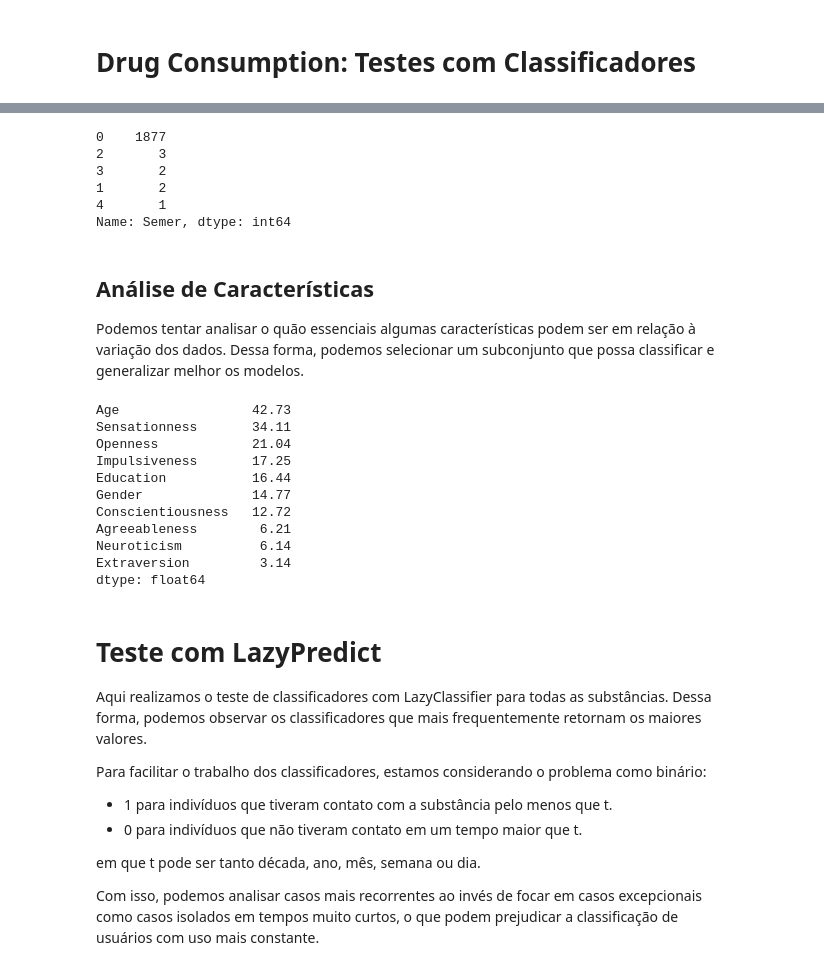
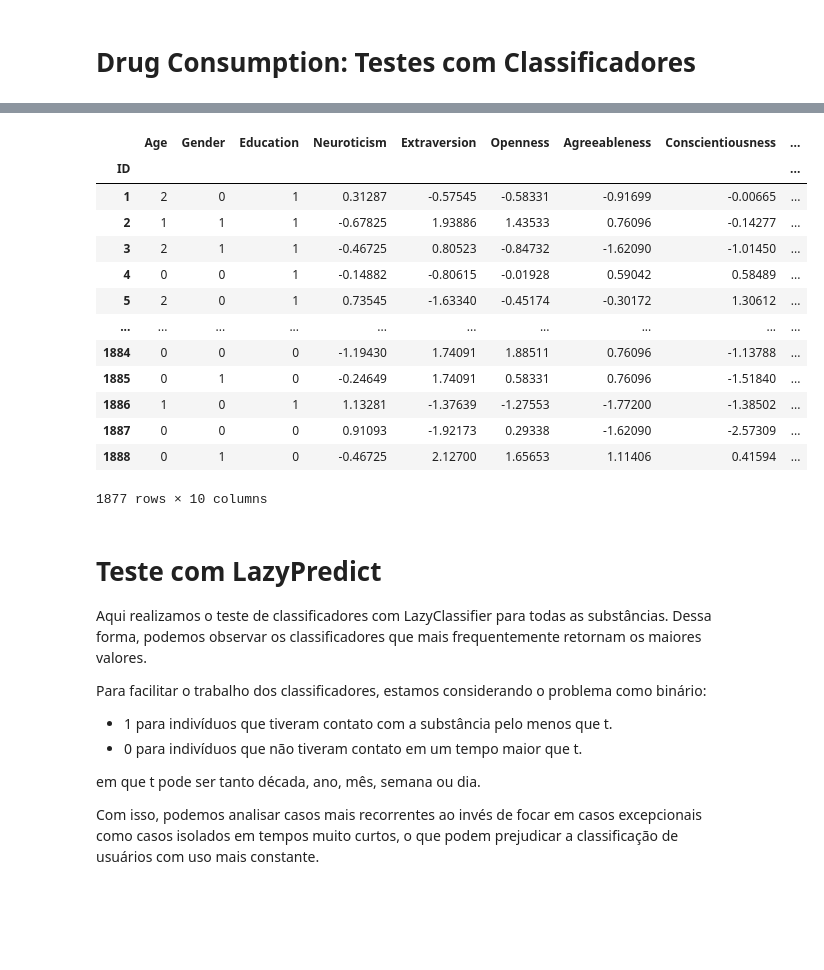
Before and after one commit to intel-comp-saude-ufes/2024-1-P1-Drug-Consumption, a Jupyter notebook: classification.ipynb, the cells around one changed output, grey strips where cells are left out. Saved outputs shown, nothing was run; the diff lists cells and outputs as text; code cells hidden in the pictures; blank space fills up the shorter version.

```diff
--- a/classification.ipynb
+++ b/classification.ipynb
@@ -61,15 +23,0 @@ Aqui, optamos por usar o dataset sem os ruídos.
-# %%
-print(data["Semer"].value_counts())
-
-# Versão sem os indivíduos menos confiáveis.
-data_filtered = data[data["Semer"] == 0]
-# %% [output]
-0    1877
-2       3
-3       2
-1       2
-4       1
-Name: Semer, dtype: int64
-# %% [markdown]
-## Análise de Características
-Podemos tentar analisar o quão essenciais algumas características podem ser em relação à variação dos dados. Dessa forma, podemos selecionar um subconjunto que possa classificar e generalizar melhor os modelos.
@@ -85,25 +24,21 @@ X = data_filtered.drop(columns=ignore_cols)
-# %%
-from sklearn.feature_selection import SelectKBest
-
-feature_df = pd.DataFrame(index=ut.drugs, columns=X.columns)
-for d in ut.drugs:
-    selector = SelectKBest(k="all").fit(X, data_filtered[d])
-    for x, y in zip(selector.scores_, selector.feature_names_in_):
-        feature_df.loc[d, y] = x
-
-feature_df.mean().sort_values(ascending=False)
-# %% [output]
-Age                 42.73
-Sensationness       34.11
-Openness            21.04
-Impulsiveness       17.25
-Education           16.44
-Gender              14.77
-Conscientiousness   12.72
-Agreeableness        6.21
-Neuroticism          6.14
-Extraversion         3.14
-dtype: float64
+# %%
+X = data.drop(columns=ut.drugs)
+X
+# %% [output]
+|  | Age | Gender | Education | Neuroticism | Extraversion | Openness | Agreeableness | Conscientiousness | ... |
+| ID |  |  |  |  |  |  |  |  | ... |
+| 1 | 2 | 0 | 1 | 0.31287 | -0.57545 | -0.58331 | -0.91699 | -0.00665 | ... |
+| 2 | 1 | 1 | 1 | -0.67825 | 1.93886 | 1.43533 | 0.76096 | -0.14277 | ... |
+| 3 | 2 | 1 | 1 | -0.46725 | 0.80523 | -0.84732 | -1.62090 | -1.01450 | ... |
+| 4 | 0 | 0 | 1 | -0.14882 | -0.80615 | -0.01928 | 0.59042 | 0.58489 | ... |
+| 5 | 2 | 0 | 1 | 0.73545 | -1.63340 | -0.45174 | -0.30172 | 1.30612 | ... |
+| ... | ... | ... | ... | ... | ... | ... | ... | ... | ... |
+| 1884 | 0 | 0 | 0 | -1.19430 | 1.74091 | 1.88511 | 0.76096 | -1.13788 | ... |
+| 1885 | 0 | 1 | 0 | -0.24649 | 1.74091 | 0.58331 | 0.76096 | -1.51840 | ... |
+| 1886 | 1 | 0 | 1 | 1.13281 | -1.37639 | -1.27553 | -1.77200 | -1.38502 | ... |
+| 1887 | 0 | 0 | 0 | 0.91093 | -1.92173 | 0.29338 | -1.62090 | -2.57309 | ... |
+| 1888 | 0 | 1 | 0 | -0.46725 | 2.12700 | 1.65653 | 1.11406 | 0.41594 | ... |
+1877 rows × 10 columns
 # %% [markdown]
 # Teste com LazyPredict
 Aqui realizamos o teste de classificadores com LazyClassifier para todas as substâncias. Dessa forma, podemos observar os classificadores que mais frequentemente retornam os maiores valores.
```
Also changed, not shown: parts of 8 cells of this notebook, 6 other files.
